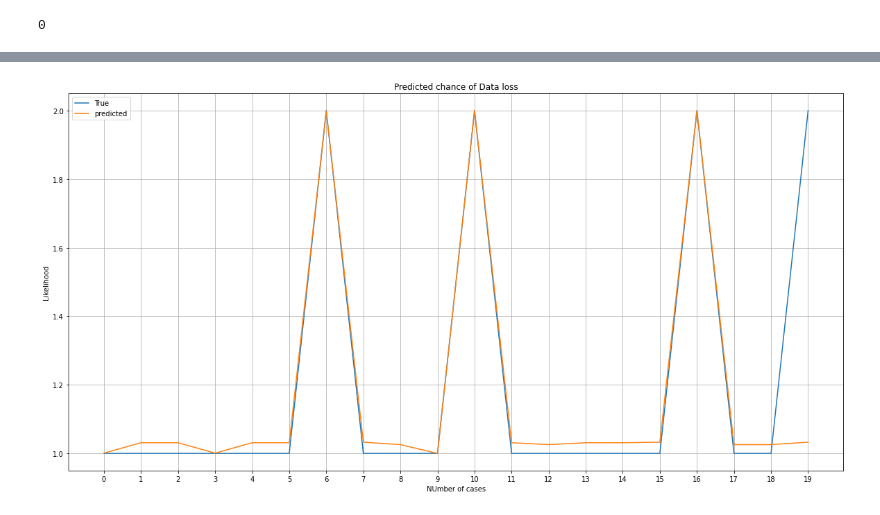
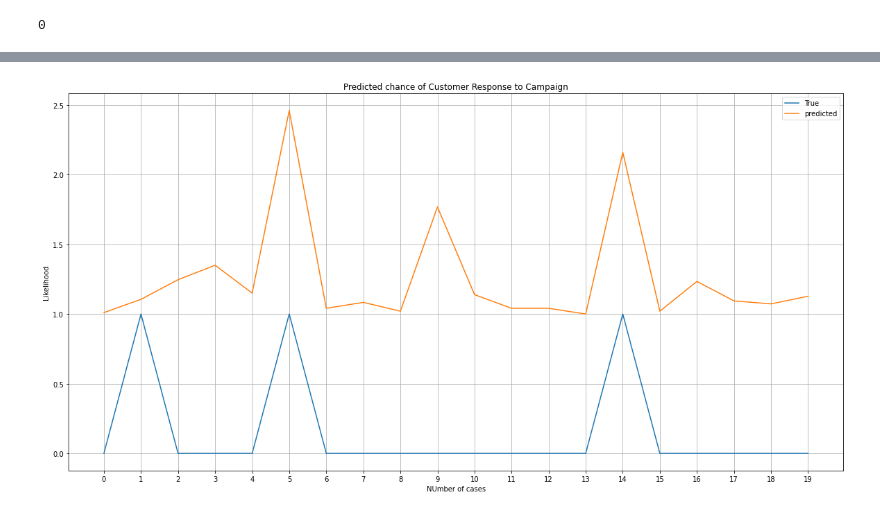
Before and after one commit to wessware/customer_response_to_survey_ml_classification, a Jupyter notebook: models/linear_regressor_models.ipynb, the cells around one changed output, grey strips where cells are left out. Drawn from its saved outputs; the diff is of its cells as text; code cells hidden in the pictures.

```diff
--- a/models/linear_regressor_models.ipynb
+++ b/models/linear_regressor_models.ipynb
@@ -42,8 +51,8 @@ feature                int64
 dtype: object
 # %%
 
-x = customer_df.drop(columns='0')
-y = customer_df['0']
+x = customer_df.drop(columns='new_contract_this_campaign')
+y = customer_df['new_contract_this_campaign']
 # %%
 x_train, x_test, y_train, y_test = train_test_split(x, y, test_size=0.2, random_state=25)
 # %%
@@ -60,7 +69,7 @@ def auto_train (x,y, model_alg):
     elif model_alg == 'rfr':
         model = RandomForestRegressor()
 
-    model.fit(X_train_scale, np.log(y))
+    model.fit(X_train_scale, y_train)
 
     return model
 # %%
@@ -125,15 +131,15 @@ x_ax = range(len(y_test[:observes]))
 # %%
 import matplotlib.pyplot as plt
 plt.figure(figsize=(20,10))
 
 plt.plot(x_ax, y_test[:observes], label='True')
 plt.plot(x_ax, predict[:observes], label='predicted')
-plt.title("Predicted chance of Data loss")
+plt.title("Predicted chance of Customer Response to Campaign")
 plt.xlabel('NUmber of cases')
 plt.ylabel('Likelihood')
 plt.xticks(np.arange(observes))
 plt.legend()
 plt.grid()
 plt.show()
 # %% [output]
-[figure, old version]
+[figure, new version]
```
Also changed, not shown: parts of 7 cells of this notebook, 2 other files.
